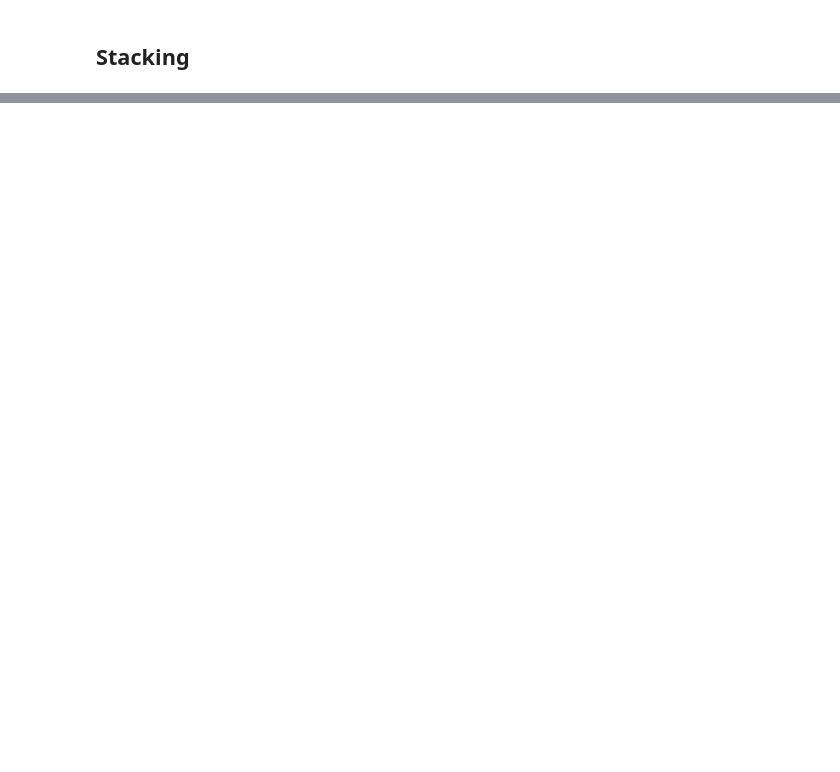
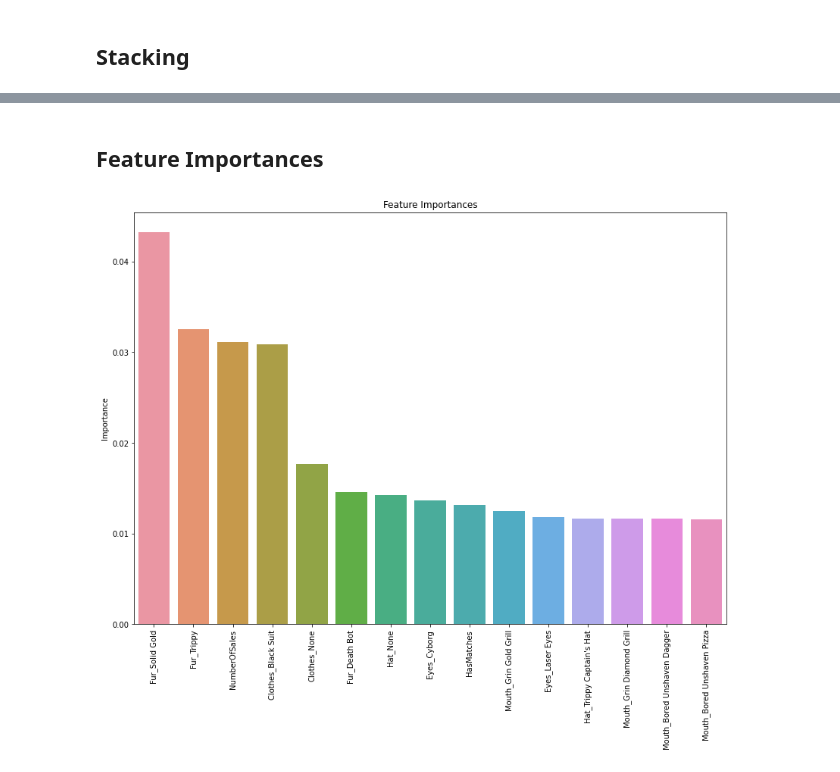
Before and after one commit to derekwayne/bayc-prediction, a Jupyter notebook: nft_notebook.ipynb, the cells around one changed output, grey strips where cells are left out. Cells and saved outputs as stored; diff of their text form; code cells hidden in the pictures; blank space fills up the shorter version.

Commit message:
add feature importance analysis

```diff
--- a/nft_notebook.ipynb
+++ b/nft_notebook.ipynb
@@ -227,5 +204,5 @@ enc_df = pd.DataFrame(enc.fit_transform(dfi[categorical_feature_cols]).toarray()
 enc_df.columns = enc.get_feature_names_out()
 
 # merge and drop
-dfp = pd.concat([dfi, enc_df], axis=1, join="inner") # concatente encoded df
+dfp = dfi.reset_index(drop=True).merge(enc_df.reset_index(drop=True), left_index=True, right_index=True)
 dfi = dfp.drop(columns=categorical_feature_cols)
@@ -254,6 +217,7 @@ from sklearn.tree import DecisionTreeClassifier
 df = pd.concat([dfi, dfo])
 # %%
 features = [feature for feature in df.columns if '_' in feature]
+features.extend(['HasMatches', 'NumberOfSales'])
 # %%
 X = df.loc[:, features+['OutlierRule', 'Outlier']]
 y = df['PctExtensionEWM']
@@ -375,0 +415,17 @@ valuate(1150, df, features)
+# %% [markdown]
+## Feature Importances
+# %%
+X = X_train.drop(columns=['OutlierRule', 'Outlier'])
+forest = RandomForestRegressor(n_estimators=200).fit(X, y_train)
+# %%
+importance = pd.DataFrame({'Importance': forest.feature_importances_}, index=X.columns)
+top_importance = importance.sort_values('Importance', ascending=False).head(15)
+bottom_importance = importance.sort_values('Importance').head(15)
+# %%
+fig, ax = plt.subplots(figsize=(14,10))
+ax = sns.barplot(x=top_importance.index, y='Importance', data=top_importance)
+ax.set_title('Feature Importances')
+plt.xticks(rotation=90)
+plt.show()
+# %% [output]
+[figure, added]
```
Also changed, not shown: parts of 36 cells of this notebook, 7 other files.
